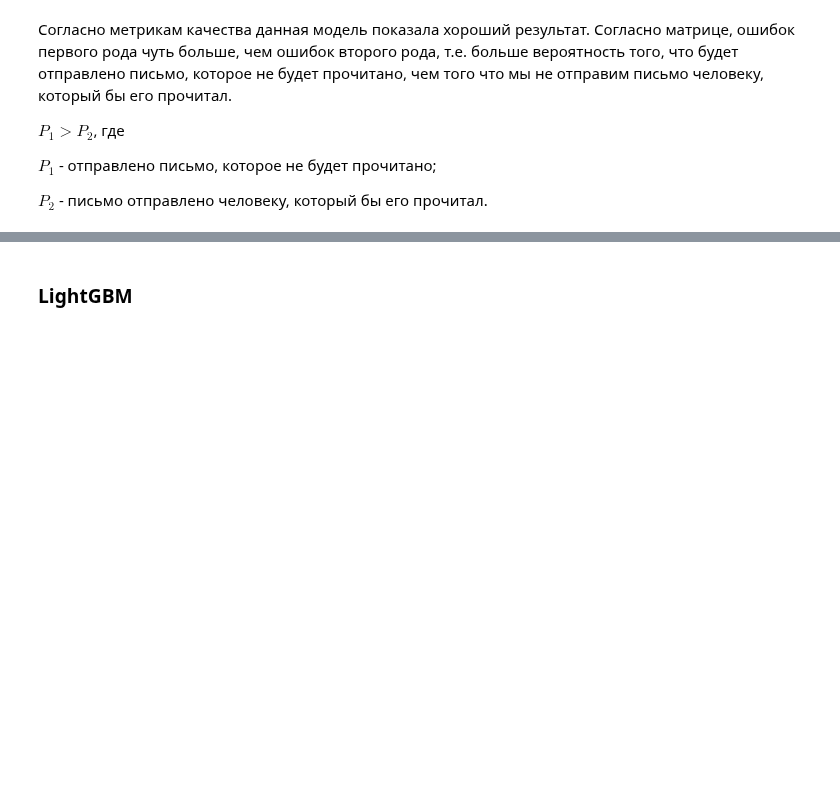
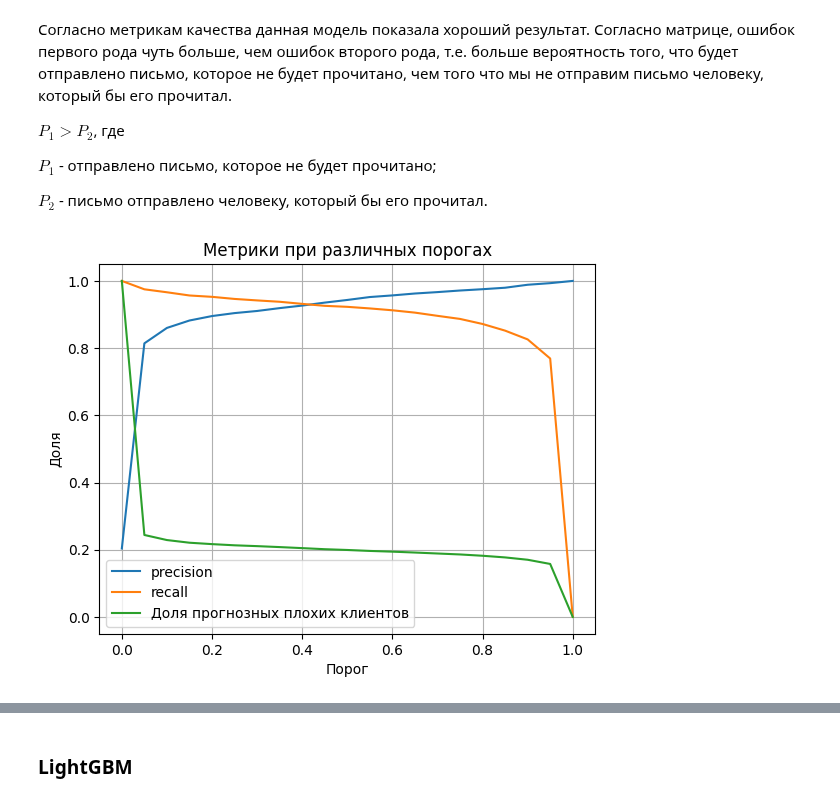
Before and after one commit to Bjorik23/mipt_datatons, a Jupyter notebook: target_customer_segment/ml_boost/ml_boost.ipynb, the cells around one changed output, grey strips where cells are left out. Drawn from its saved outputs; the diff is of its cells as text; code cells hidden in the pictures; blank space fills up the shorter version.

Commit message:
add requirements and graphs

```diff
--- a/target_customer_segment/ml_boost/ml_boost.ipynb
+++ b/target_customer_segment/ml_boost/ml_boost.ipynb
@@ -739,3 +739,7 @@ $P_2$ - письмо отправлено человеку, который бы
 # Сохраним полученную модель
 with open(r'models/catb_class_model.pkl', 'wb') as file:
     pickle.dump(catb_class, file)
+# %%
+# Загрузка модели из файла
+with open(r'models/catb_class_model.pkl', 'rb') as file:
+    catb_class = pickle.load(file)
@@ -741,0 +797,9 @@ with open(r'models/catb_class_model.pkl', 'wb') as file:
+# %%
+# Используйте ваши предсказания и истинные значения
+y_true = y_test
+y_pred_proba = catb_class.predict_proba(X_test)[:, 1]
+
+# Построим график
+plot_metrics_at_thresholds(y_true, y_pred_proba)
+# %% [output]
+[figure, added]
```
Also changed, not shown: parts of 17 cells of this notebook, 1 other file.
